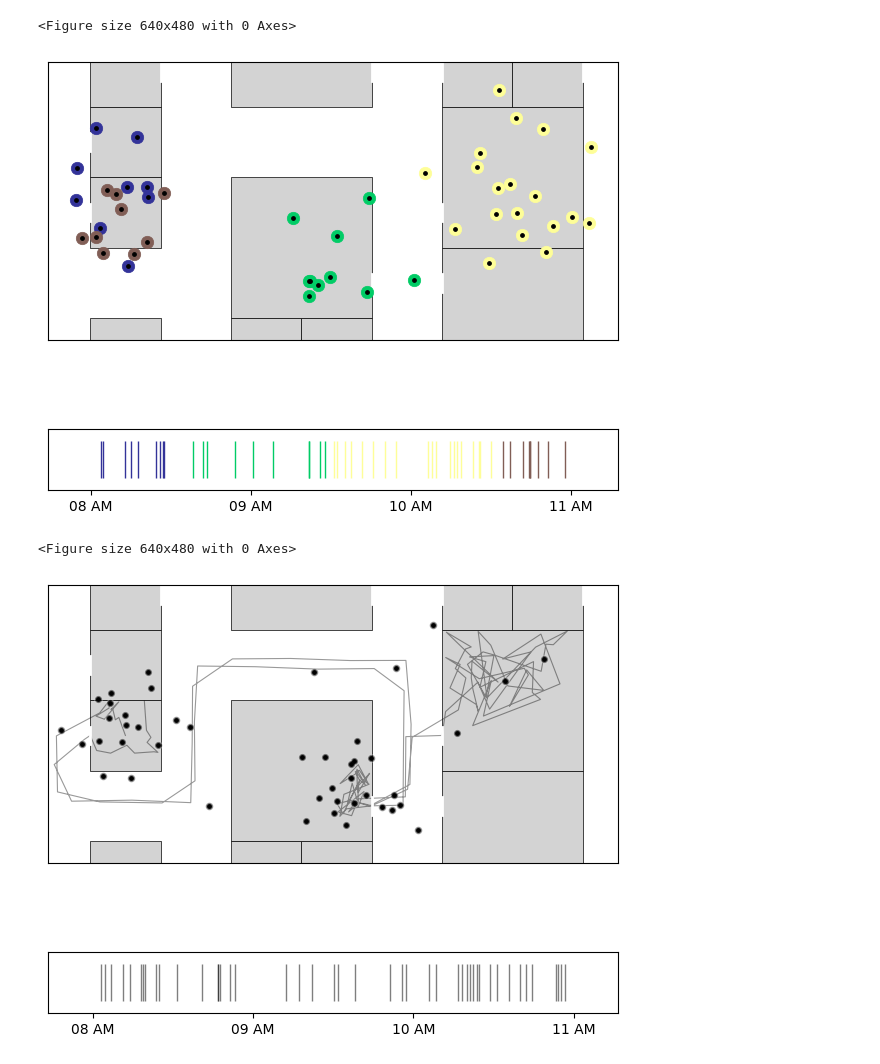
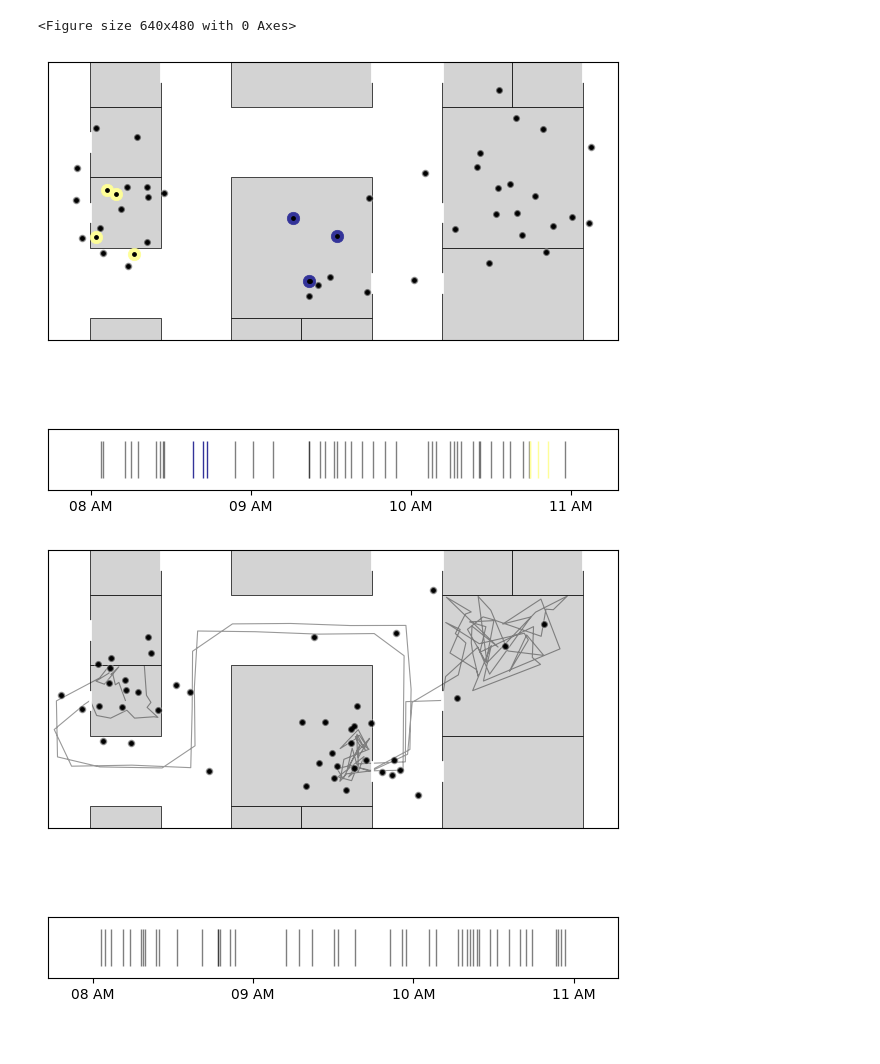
Before and after one commit to Watts-Lab/nomad, a Jupyter notebook: examples/research/robustness-of-algorithms/lachesis_examples_hdbscan_paper.ipynb, the cells around one changed output. Saved outputs shown, nothing was run; the diff lists cells and outputs as text; code cells hidden in the pictures.

```diff
--- a/examples/research/robustness-of-algorithms/lachesis_examples_hdbscan_paper.ipynb
+++ b/examples/research/robustness-of-algorithms/lachesis_examples_hdbscan_paper.ipynb
@@ -405,7 +405,7 @@ colors = {
 
 
 # normal
-labels = LACHESIS.lachesis_labels(data=Charlie.sparse_traj, dt_max=30, delta_roam=3, dur_min=5)
+# labels = LACHESIS.lachesis_labels(data=Charlie.sparse_traj, dt_max=30, delta_roam=3, dur_min=5)
 
 # many visits one point
 # labels = LACHESIS.lachesis_labels(data=Charlie.sparse_traj, dt_max=30, delta_roam=2, dur_min=5)
@@ -417,7 +417,7 @@ labels = LACHESIS.lachesis_labels(data=Charlie.sparse_traj, dt_max=30, delta_roa
 # labels = LACHESIS.lachesis_labels(data=Charlie.sparse_traj, dt_max=30, delta_roam=1, dur_min=5)
 
 # missingness
-# labels = LACHESIS.lachesis_labels(data=Charlie.sparse_traj, dt_max=4, delta_roam=1, dur_min=5)
+labels = LACHESIS.lachesis_labels(data=Charlie.sparse_traj, dt_max=4, delta_roam=1, dur_min=5)
 
 
 city.plot_city(ax_map, doors=True, address=False, zorder=0, colors=colors)
@@ -444,36 +444,35 @@ num_clusters = len(unique_clusters)
 # Plot noise points (black)
 noise_mask = labels == -1
 if noise_mask.any():
     noise_data = Charlie.sparse_traj[noise_mask]
     ax_map.scatter(noise_data['x'], noise_data['y'],
                   s=30, color='black', alpha=0.5, zorder=2, edgecolor='white', linewidth=0.5)
 
 # Plot each cluster with matching colors
 if num_clusters > 0:
     for cid in unique_clusters:
         cluster_mask = labels == cid
         if cluster_mask.any():
             cluster_data = Charlie.sparse_traj[cluster_mask]
             col = cmap_obj(cid / num_clusters)
             ax_map.scatter(cluster_data['x'], cluster_data['y'],
                           s=80, color=col, alpha=1, zorder=3, linewidth=0.5)
 
 # Add small black dots on top for all points
 ax_map.scatter(Charlie.sparse_traj['x'], Charlie.sparse_traj['y'],
               s=6, color='black', alpha=1, zorder=4)
 
 # ax_map.set_title('Lachesis Stop Detection', fontsize=14, pad=10, fontweight='bold')
 
 # Barcode with same colormap
 plot_time_barcode_colored(Charlie.sparse_traj['timestamp'], labels, ax=ax_barcode,
                           cmap='terrain', set_xlim=True)
 
 plt.tight_layout()
+plt.savefig('missing_clusters.svg', format='svg')
 plt.show()
-plt.savefig('normal_clusters.svg', format='svg')
 # %% [output]
-[figure, old version]
+[figure, new version]
-<Figure size 640x480 with 0 Axes>
 # %%
 fig, (ax_map, ax_barcode) = plt.subplots(2, 1, figsize=(6,6.5),
                                          gridspec_kw={'height_ratios':[10,1]})
```
Also changed, not shown: 6 other files.
